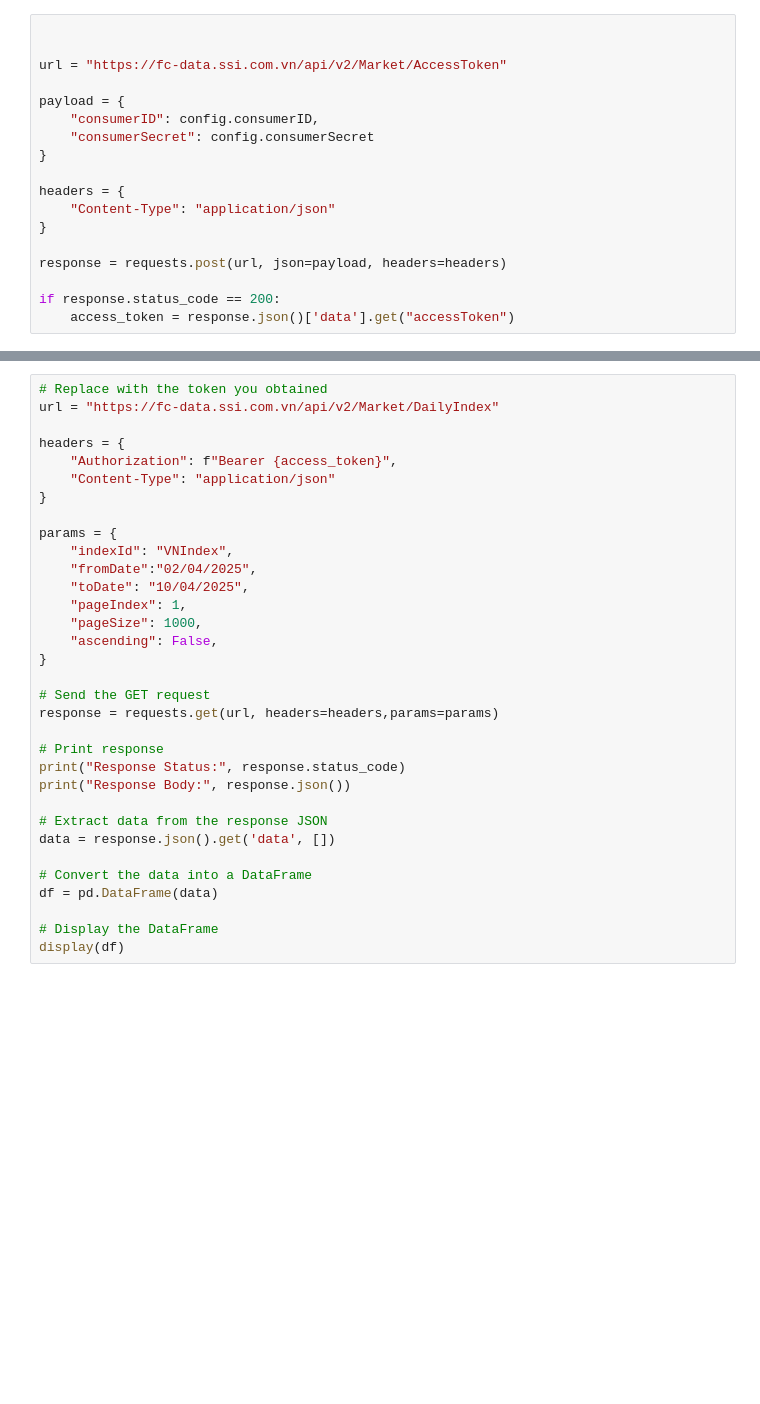
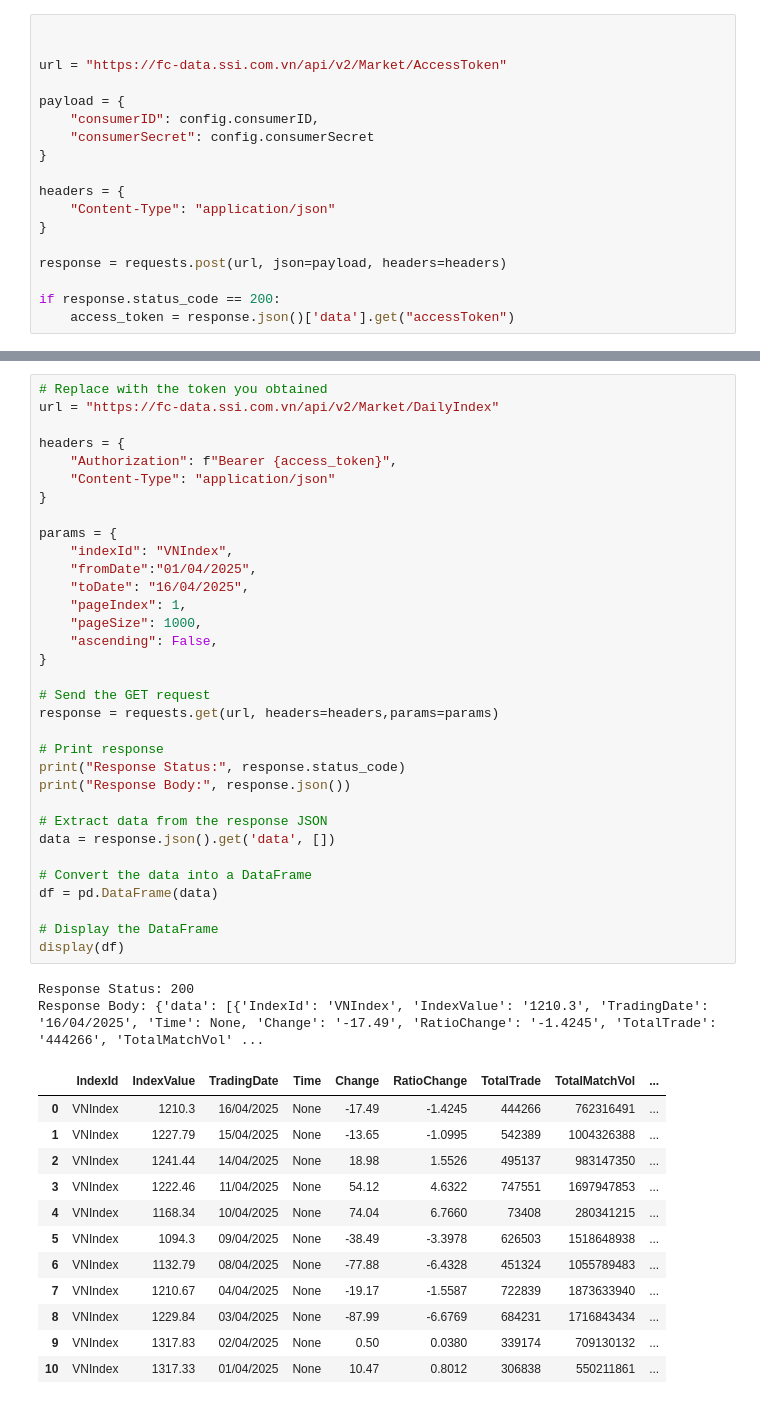
Before and after one commit to lequan44/Coding, a Jupyter notebook: ssi-api/ssi-api.ipynb, the cells around one changed output, grey strips where cells are left out. Saved outputs shown, nothing was run; the diff lists cells and outputs as text; blank space fills up the shorter version.

```diff
--- a/ssi-api/ssi-api.ipynb
+++ b/ssi-api/ssi-api.ipynb
@@ -128,35 +175,50 @@ display(df)
 # Replace with the token you obtained
 url = "https://fc-data.ssi.com.vn/api/v2/Market/DailyIndex"
 
 headers = {
     "Authorization": f"Bearer {access_token}",
     "Content-Type": "application/json"
 }
 
 params = {
     "indexId": "VNIndex",
-    "fromDate":"02/04/2025",
-    "toDate": "10/04/2025",
+    "fromDate":"01/04/2025",
+    "toDate": "16/04/2025",
     "pageIndex": 1,
     "pageSize": 1000,
     "ascending": False,
 }
 
 # Send the GET request
 response = requests.get(url, headers=headers,params=params)
 
 # Print response
 print("Response Status:", response.status_code)
 print("Response Body:", response.json())
 
 # Extract data from the response JSON
 data = response.json().get('data', [])
 
 # Convert the data into a DataFrame
 df = pd.DataFrame(data)
 
 # Display the DataFrame
 display(df)
+# %% [output]
+Response Status: 200
+Response Body: {'data': [{'IndexId': 'VNIndex', 'IndexValue': '1210.3', 'TradingDate': '16/04/2025', 'Time': None, 'Change': '-17.49', 'RatioChange': '-1.4245', 'TotalTrade': '444266', 'TotalMatchVol' ...
+|  | IndexId | IndexValue | TradingDate | Time | Change | RatioChange | TotalTrade | TotalMatchVol | ... |
+| 0 | VNIndex | 1210.3 | 16/04/2025 | None | -17.49 | -1.4245 | 444266 | 762316491 | ... |
+| 1 | VNIndex | 1227.79 | 15/04/2025 | None | -13.65 | -1.0995 | 542389 | 1004326388 | ... |
+| 2 | VNIndex | 1241.44 | 14/04/2025 | None | 18.98 | 1.5526 | 495137 | 983147350 | ... |
+| 3 | VNIndex | 1222.46 | 11/04/2025 | None | 54.12 | 4.6322 | 747551 | 1697947853 | ... |
+| 4 | VNIndex | 1168.34 | 10/04/2025 | None | 74.04 | 6.7660 | 73408 | 280341215 | ... |
+| 5 | VNIndex | 1094.3 | 09/04/2025 | None | -38.49 | -3.3978 | 626503 | 1518648938 | ... |
+| 6 | VNIndex | 1132.79 | 08/04/2025 | None | -77.88 | -6.4328 | 451324 | 1055789483 | ... |
+| 7 | VNIndex | 1210.67 | 04/04/2025 | None | -19.17 | -1.5587 | 722839 | 1873633940 | ... |
+| 8 | VNIndex | 1229.84 | 03/04/2025 | None | -87.99 | -6.6769 | 684231 | 1716843434 | ... |
+| 9 | VNIndex | 1317.83 | 02/04/2025 | None | 0.50 | 0.0380 | 339174 | 709130132 | ... |
+| 10 | VNIndex | 1317.33 | 01/04/2025 | None | 10.47 | 0.8012 | 306838 | 550211861 | ... |
 # %%
 # Replace with the token you obtained
 url = "https://fc-data.ssi.com.vn/api/v2/Market/IntradayOhlc"
```
Also changed, not shown: parts of 9 cells of this notebook, 1 other file.
